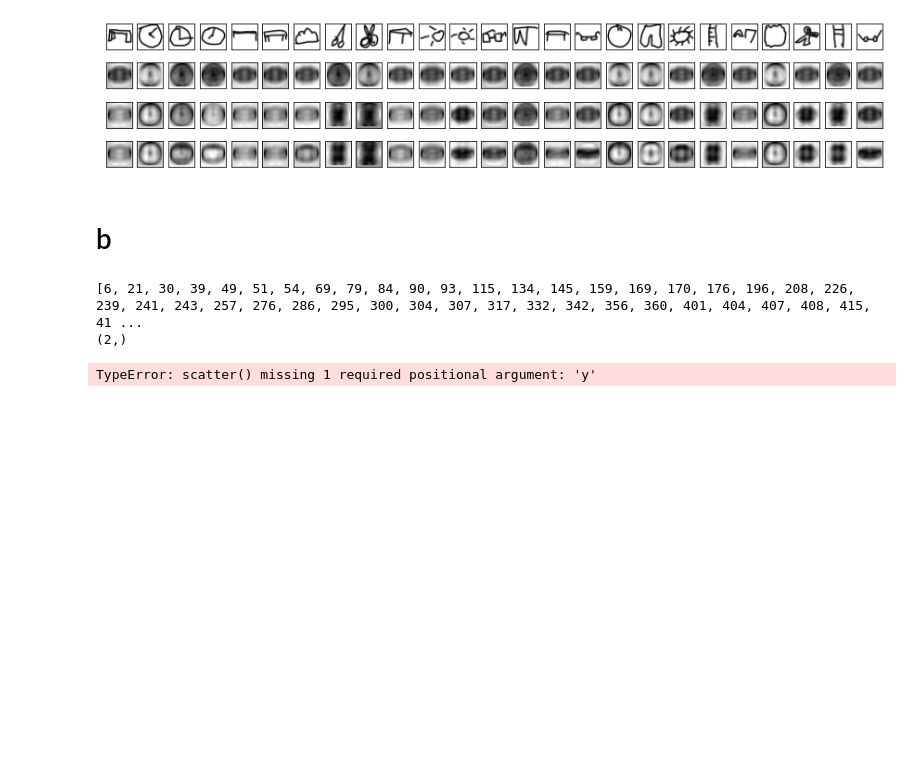
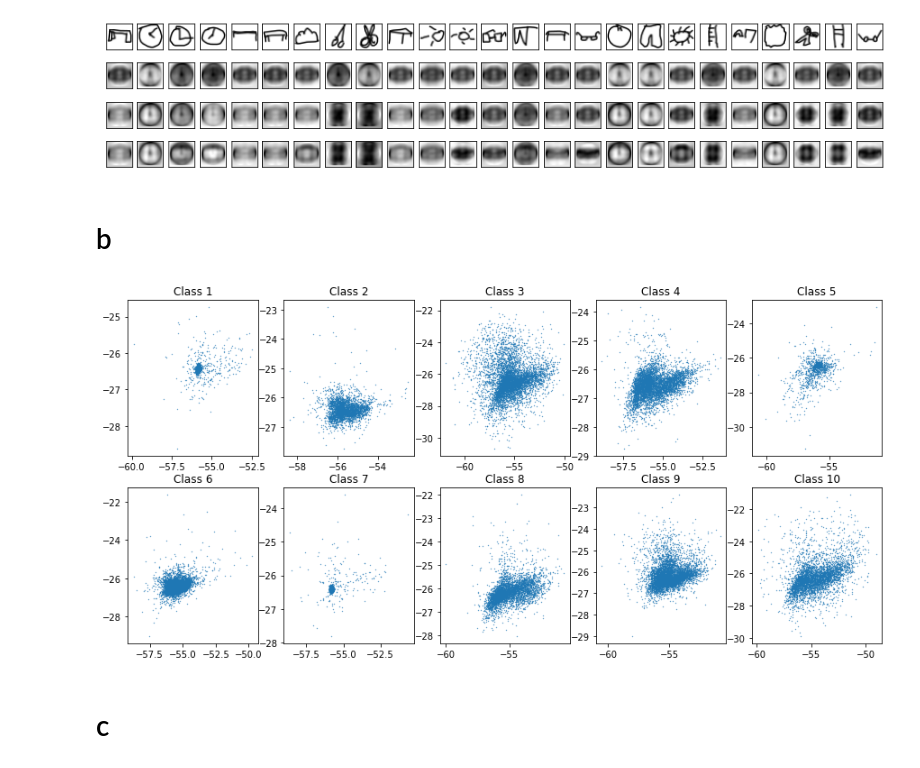
Before and after one commit to AUT-Student/SPR-HW4, a Jupyter notebook: P4/P4.ipynb, the cells around one changed output. Saved outputs shown, nothing was run; the diff lists cells and outputs as text; code cells hidden in the pictures; blank space fills up the shorter version.

```diff
--- a/P4/P4.ipynb
+++ b/P4/P4.ipynb
@@ -108,18 +134,17 @@ v = v[:,idx]
 # %%
 x_trans = (np.vstack((v[0].real, v[1].real)) @ x.T)
 # %%
+fig, ax = plt.subplots(2,5)
 for i in range(10):
     inx = []
     for j in range(len(y_train)):
         if y_train[j]==i:
             inx.append(j)
 
-    print(inx)
-    print(x_trans[:,j].shape)
-    plt.scatter(x_trans[::,j])
+    ax[int(i/5)][i%5].scatter(x_trans[::,inx][0], x_trans[::,inx][1], s=0.1, alpha=1)
+    ax[int(i/5)][i%5].set_title(f"Class {i+1}")
 
+fig.set_size_inches(15,7)
 plt.show()
 # %% [output]
-[6, 21, 30, 39, 49, 51, 54, 69, 79, 84, 90, 93, 115, 134, 145, 159, 169, 170, 176, 196, 208, 226, 239, 241, 243, 257, 276, 286, 295, 300, 304, 307, 317, 332, 342, 356, 360, 401, 404, 407, 408, 415, 41 ...
-(2,)
-TypeError: scatter() missing 1 required positional argument: 'y'
+[figure, added]
@@ -127,0 +151,2 @@ x_trans[::,inx]
+# %% [markdown]
+# c
```
Also changed, not shown: parts of 16 cells of this notebook, 1 other file.
